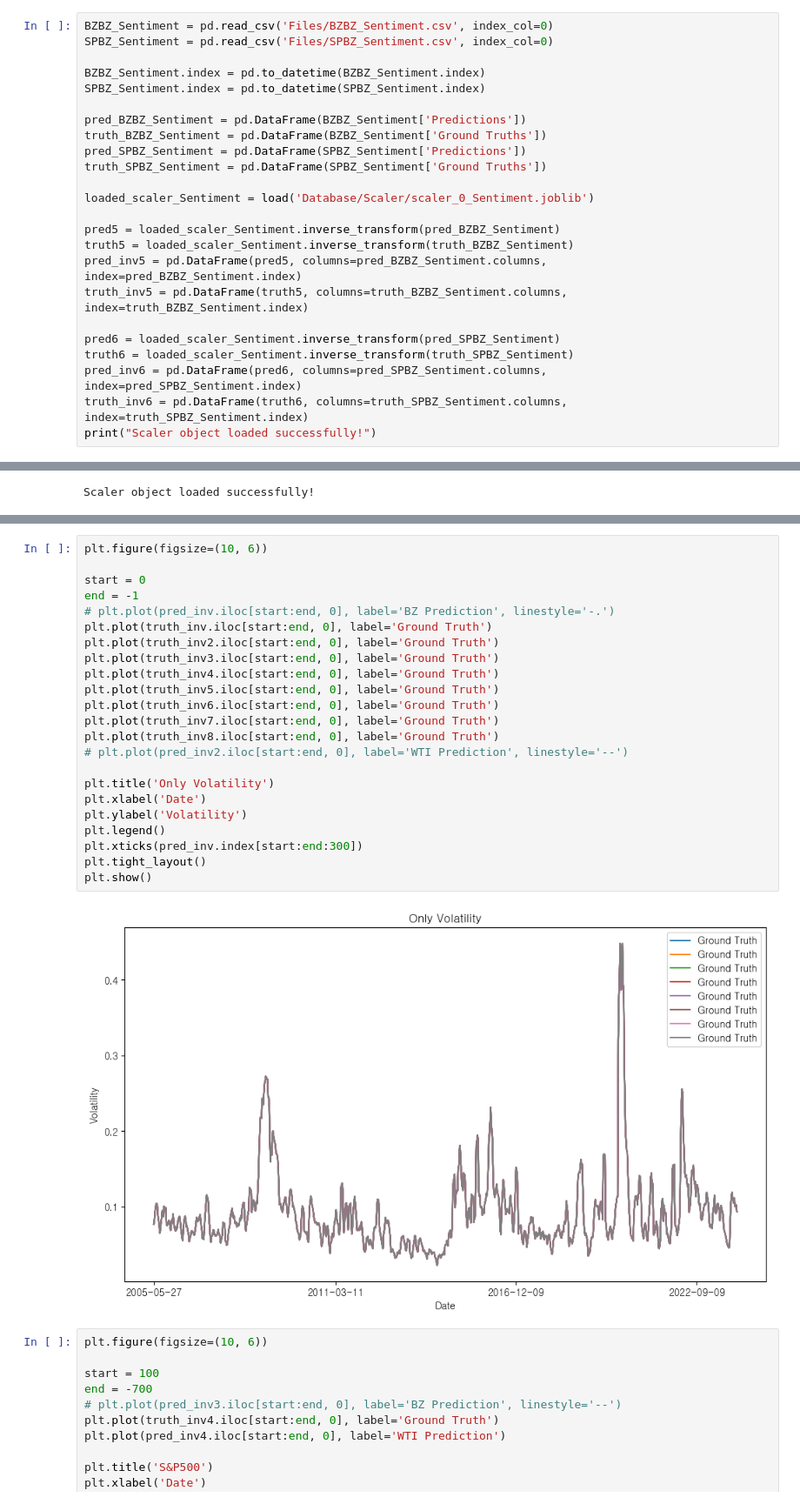
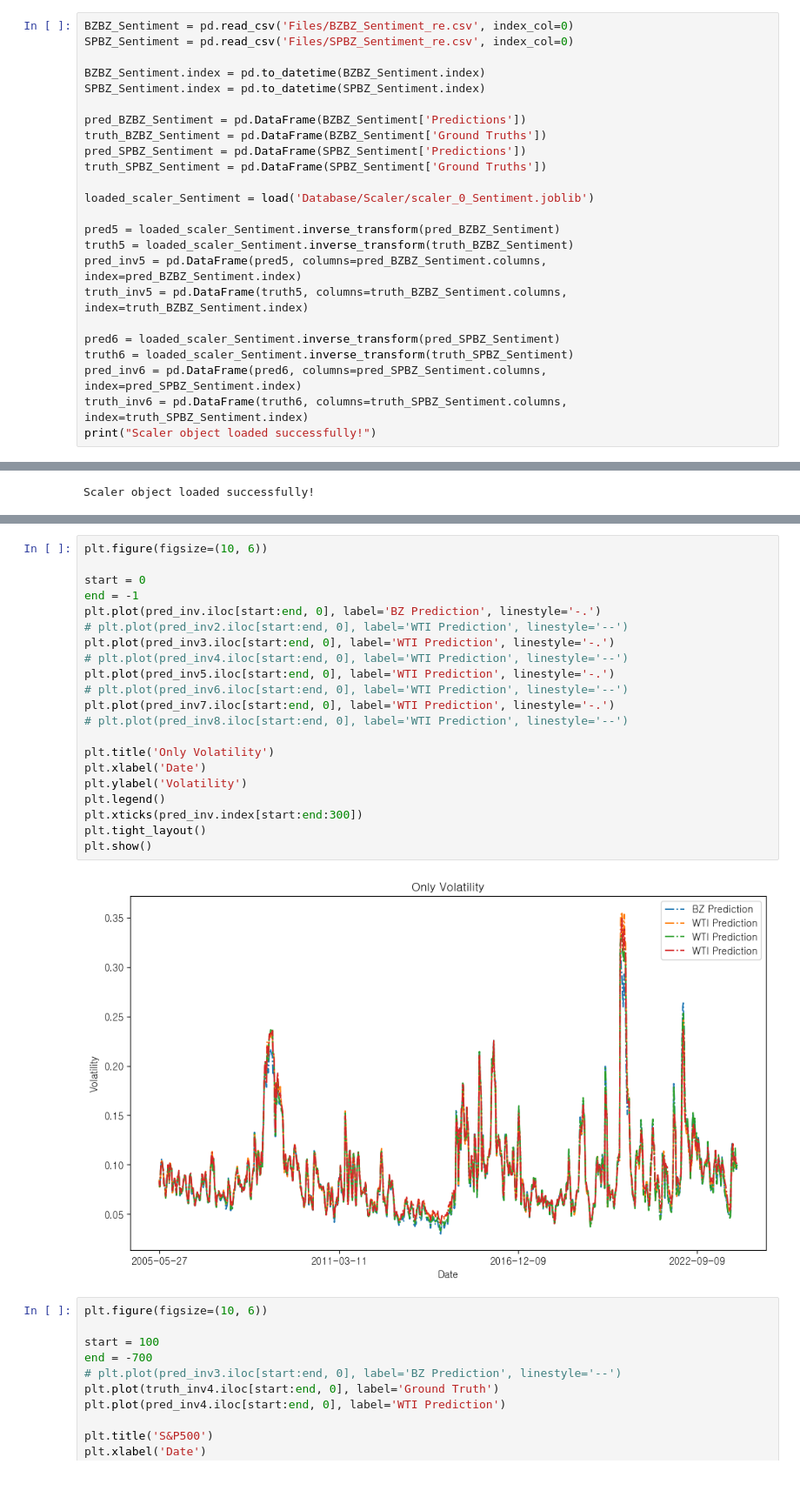
Before and after one commit to kimjuhwan1234/Volatility_Forecasting, a Jupyter notebook: EDA.ipynb, the cells around one changed output, grey strips where cells are left out. Shown at 87% size. Saved outputs shown, nothing was run; the diff lists cells and outputs as text.

```diff
--- a/EDA.ipynb
+++ b/EDA.ipynb
@@ -87,8 +93,8 @@ Scaler object loaded successfully!
 # %% [markdown]
 # Sentiment
 # %%
-BZBZ_Sentiment = pd.read_csv('Files/BZBZ_Sentiment.csv', index_col=0)
-SPBZ_Sentiment = pd.read_csv('Files/SPBZ_Sentiment.csv', index_col=0)
+BZBZ_Sentiment = pd.read_csv('Files/BZBZ_Sentiment_re.csv', index_col=0)
+SPBZ_Sentiment = pd.read_csv('Files/SPBZ_Sentiment_re.csv', index_col=0)
 
 BZBZ_Sentiment.index = pd.to_datetime(BZBZ_Sentiment.index)
 SPBZ_Sentiment.index = pd.to_datetime(SPBZ_Sentiment.index)
@@ -161,28 +167,26 @@ print(r2_score(truth_inv8.values, pred_inv8.values))
 # %%
 plt.figure(figsize=(10, 6))
 
 start = 0
 end = -1
-# plt.plot(pred_inv.iloc[start:end, 0], label='BZ Prediction', linestyle='-.')
-plt.plot(truth_inv.iloc[start:end, 0], label='Ground Truth')
-plt.plot(truth_inv2.iloc[start:end, 0], label='Ground Truth')
-plt.plot(truth_inv3.iloc[start:end, 0], label='Ground Truth')
-plt.plot(truth_inv4.iloc[start:end, 0], label='Ground Truth')
-plt.plot(truth_inv5.iloc[start:end, 0], label='Ground Truth')
-plt.plot(truth_inv6.iloc[start:end, 0], label='Ground Truth')
-plt.plot(truth_inv7.iloc[start:end, 0], label='Ground Truth')
-plt.plot(truth_inv8.iloc[start:end, 0], label='Ground Truth')
+plt.plot(pred_inv.iloc[start:end, 0], label='BZ Prediction', linestyle='-.')
 # plt.plot(pred_inv2.iloc[start:end, 0], label='WTI Prediction', linestyle='--')
+plt.plot(pred_inv3.iloc[start:end, 0], label='WTI Prediction', linestyle='-.')
+# plt.plot(pred_inv4.iloc[start:end, 0], label='WTI Prediction', linestyle='--')
+plt.plot(pred_inv5.iloc[start:end, 0], label='WTI Prediction', linestyle='-.')
+# plt.plot(pred_inv6.iloc[start:end, 0], label='WTI Prediction', linestyle='--')
+plt.plot(pred_inv7.iloc[start:end, 0], label='WTI Prediction', linestyle='-.')
+# plt.plot(pred_inv8.iloc[start:end, 0], label='WTI Prediction', linestyle='--')
 
 plt.title('Only Volatility')
 plt.xlabel('Date')
 plt.ylabel('Volatility')
 plt.legend()
 plt.xticks(pred_inv.index[start:end:300])
 plt.tight_layout()
 plt.show()
 # %% [output]
-[figure, old version]
+[figure, new version]
 # %%
 plt.figure(figsize=(10, 6))
 
```
Also changed, not shown: parts of 13 cells of this notebook, 21 other files.
